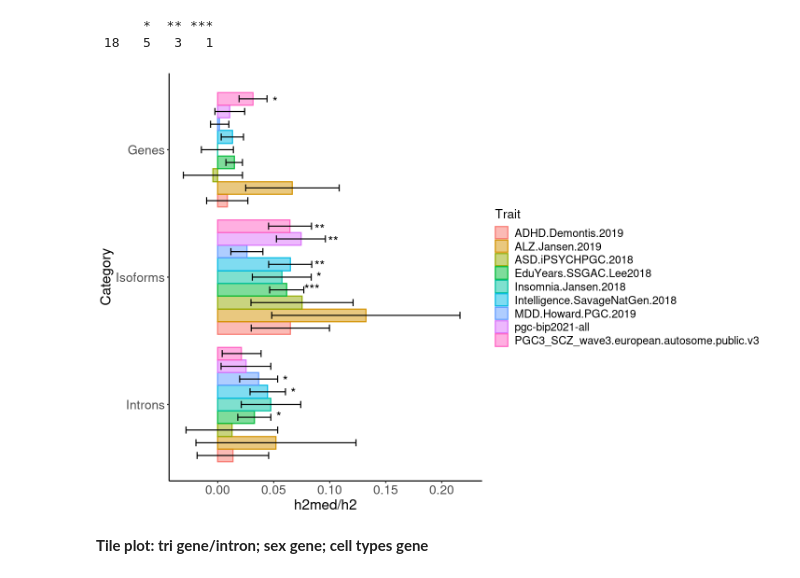
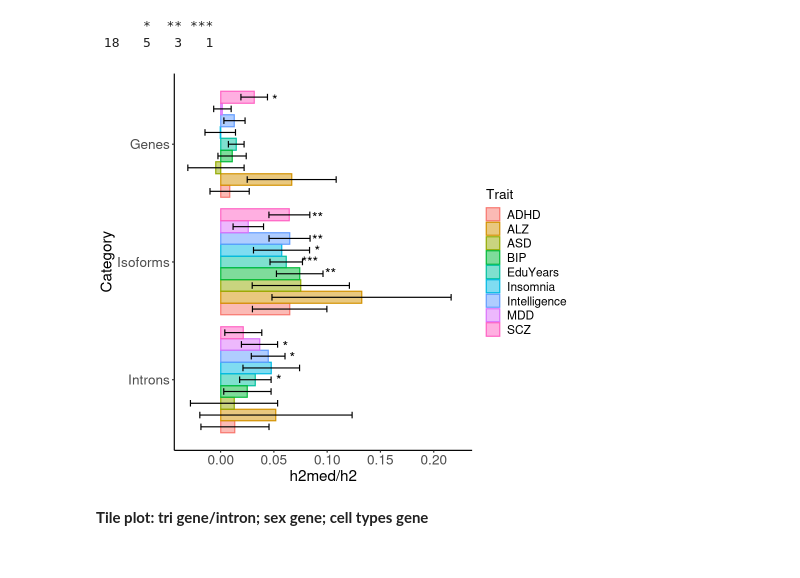
Before and after one commit to gandallab/devBrain_xQTL, a Jupyter notebook: code/05-QTL-GWAS/MESC/MESC.ipynb, the cells around one changed output. Saved outputs shown, nothing was run; the diff lists cells and outputs as text; code cells hidden in the pictures.

```diff
--- a/code/05-QTL-GWAS/MESC/MESC.ipynb
+++ b/code/05-QTL-GWAS/MESC/MESC.ipynb
@@ -179,27 +189,37 @@ table(df$sig)
 # sig_05 <- df %>% filter(FDR < 0.05, FDR > 0.01)
 # sig_01 <- df %>% filter(FDR < 0.01, FDR > 0.001)
 # sig_001 <- df %>% filter(FDR < 0.001)
+# %%
+df[df$Trait == "ADHD.Demontis.2019", 'Trait'] <- 'ADHD'
+df[df$Trait == "ALZ.Jansen.2019", 'Trait'] <- 'ALZ'
+df[df$Trait == "ASD.iPSYCHPGC.2018", 'Trait'] <- 'ASD'
+df[df$Trait == "EduYears.SSGAC.Lee2018", 'Trait'] <- 'EduYears'
+df[df$Trait == "Insomnia.Jansen.2018", 'Trait'] <- 'Insomnia'
+df[df$Trait == "Intelligence.SavageNatGen.2018", 'Trait'] <- 'Intelligence'
+df[df$Trait == "MDD.Howard.PGC.2019", 'Trait'] <- 'MDD'
+df[df$Trait == "pgc-bip2021-all", 'Trait'] <- 'BIP'
+df[df$Trait == "PGC3_SCZ_wave3.european.autosome.public.v3", 'Trait'] <- 'SCZ'
 # %%
-options(repr.plot.height = 8, repr.plot.width = 12)
+options(repr.plot.height = 7, repr.plot.width = 8)
 
 
 ggplot(df, aes(y = Group, x = Estimate_over_h2, color = Trait, fill = Trait,
                xmin = (Estimate_over_h2 - SE.Estimate_over_h2.),
                xmax = (Estimate_over_h2 + SE.Estimate_over_h2.))) +
     geom_bar(stat = "identity", alpha = 0.5, position = position_dodge(width = .9)) +
     geom_errorbar(width = 0.5,
                   position = position_dodge(width = .9),
                   color = "black") +
     theme_classic() +
     labs(y = "Category",
          x = "h2med/h2") +
     theme(axis.text = element_text(size = 16),
           axis.title = element_text(size = 18),
           legend.position = "right",
           legend.title = element_text(size = 16),
           legend.text = element_text(size = 14)) +
     geom_text(aes(x = Estimate_over_h2 + SE.Estimate_over_h2. + 0.007, label = sig),
               color = "black", size = 6, position = position_dodge(width = .85))
 # %% [output]
-[figure, old version]
+[figure, new version]
 # %%
```
Also changed, not shown: parts of 35 cells of this notebook, 34 other files.
